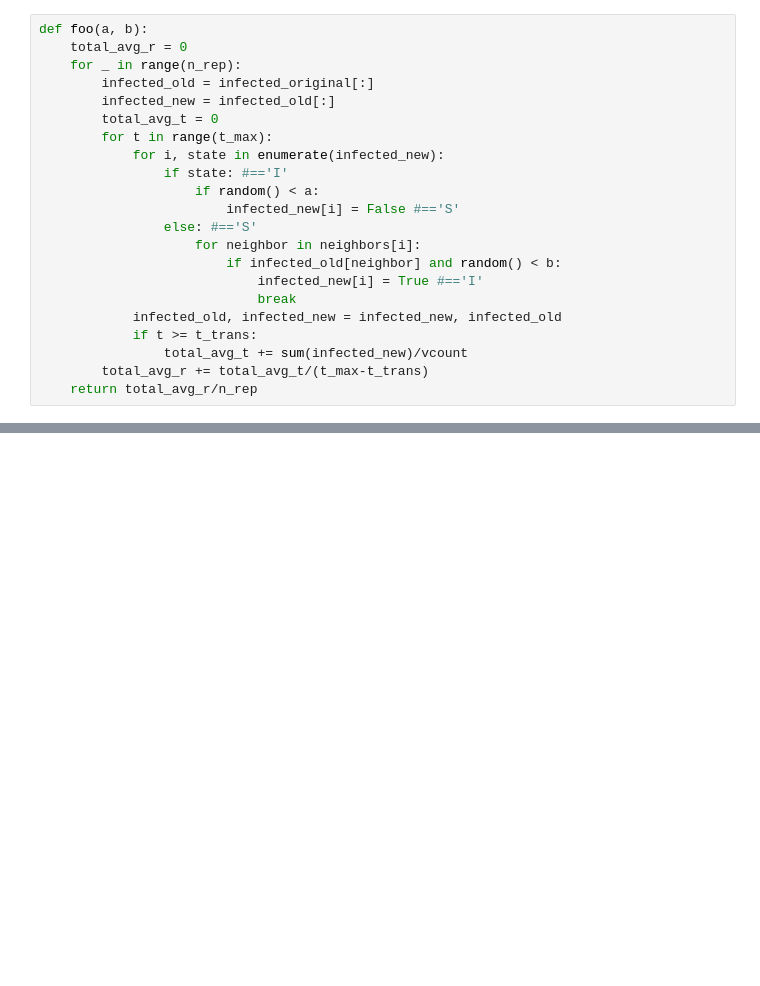
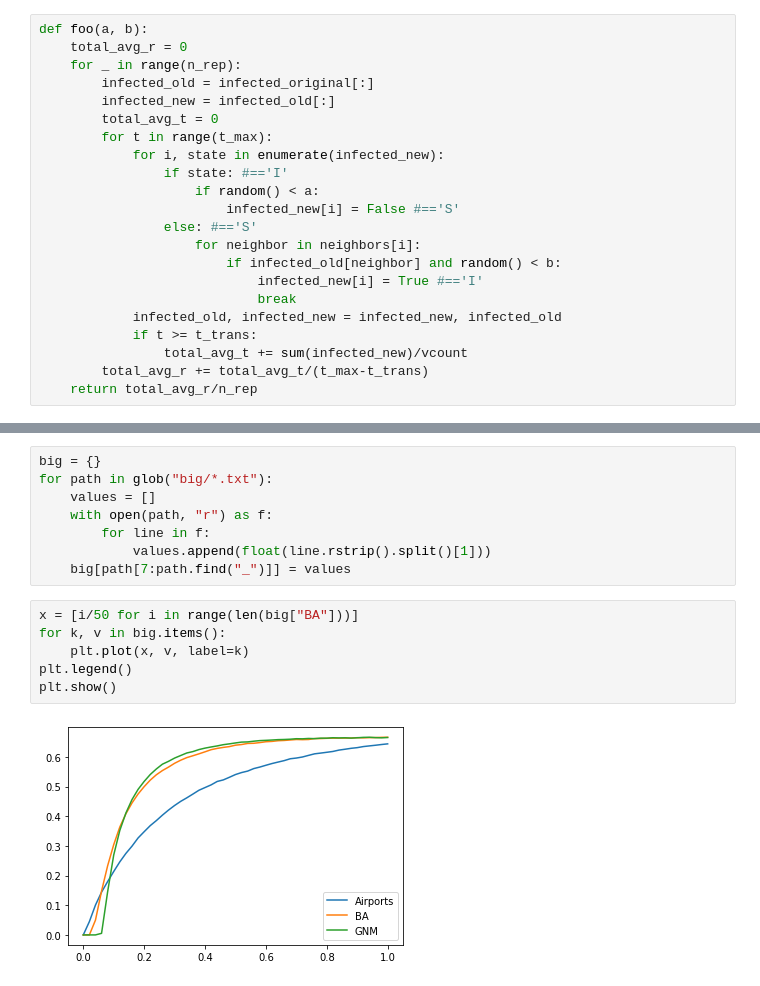
Before and after one commit to baton96/Complex-Networks, a Jupyter notebook: A4/A4.ipynb, the cells around one changed output, grey strips where cells are left out. Cells and saved outputs as stored; diff of their text form; blank space fills up the shorter version.

```diff
--- a/A4/A4.ipynb
+++ b/A4/A4.ipynb
@@ -48,0 +64,16 @@ print(time()-start)
+# %%
+big = {}
+for path in glob("big/*.txt"):
+    values = []
+    with open(path, "r") as f:
+        for line in f:
+            values.append(float(line.rstrip().split()[1]))
+    big[path[7:path.find("_")]] = values
+# %%
+x = [i/50 for i in range(len(big["BA"]))]
+for k, v in big.items():
+    plt.plot(x, v, label=k)
+plt.legend()
+plt.show()
+# %% [output]
+[figure, added]
```
Also changed, not shown: parts of 5 cells of this notebook, 17 other files.
